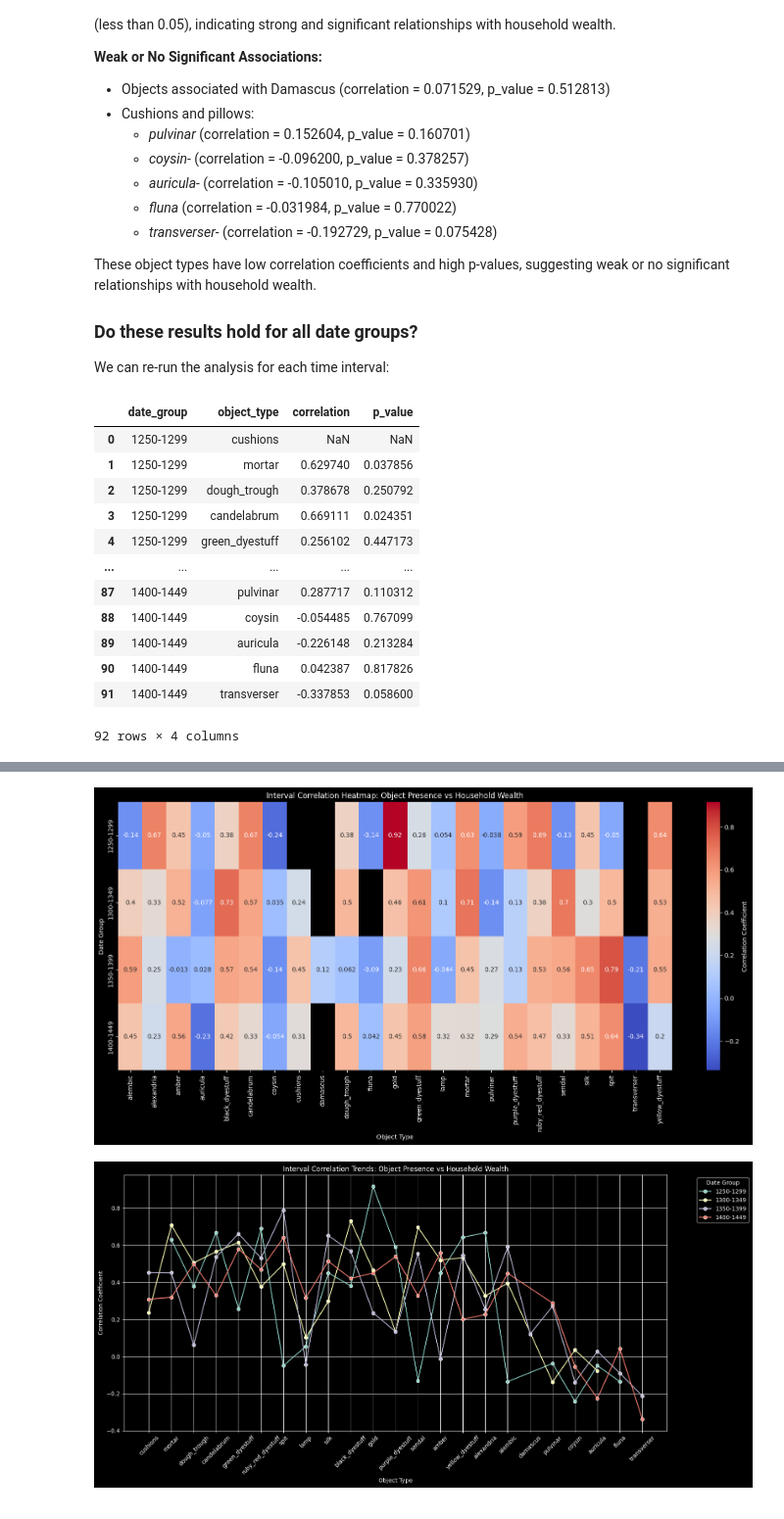
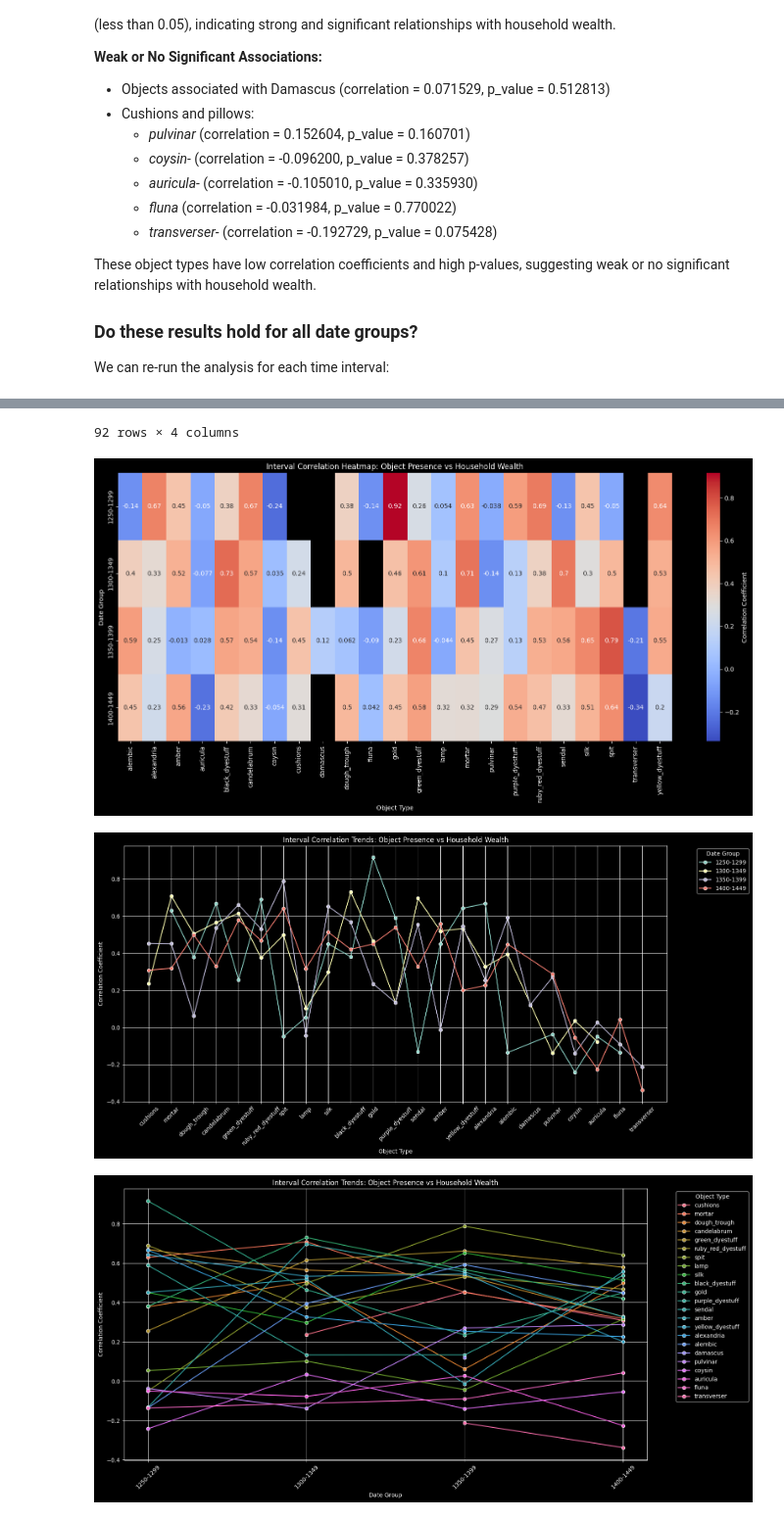
Before and after one commit to gpizzorno/marseille-luxury-objects, a Jupyter notebook: luxury-items.ipynb, the cells around one changed output, grey strips where cells are left out. Shown at 98% size. Saved outputs shown, nothing was run; the diff lists cells and outputs as text; code cells hidden in the pictures.

Commit message:
further analysis

```diff
--- a/luxury-items.ipynb
+++ b/luxury-items.ipynb
@@ -262,40 +305,26 @@ These object types have low correlation coefficients and high p-values, suggesti
 ### Do these results hold for all date groups?
 
 We can re-run the analysis for each time interval:
-# %%
-# Calculate correlation coefficients and p-values for each time interval
-def calculate_interval_correlations(df, object_cols, date_groupings):
-    """Calculate correlation coefficients and p-values for each object type within specified date groupings."""
-    results = []
-    for group, year_range in date_groupings.items():
-        interval_data = df[df['year'].isin(year_range)]
-        for col in object_cols:
-            if not interval_data.empty:
-                corr, p_value = pearsonr(interval_data[col], interval_data['object_phrases'])
-                results.append({'date_group': group, 'object_type': col, 'correlation': corr, 'p_value': p_value})
-    return pd.DataFrame(results)
-
-
-# Perform analysis
-interval_correlation_df = calculate_interval_correlations(df, object_cols, date_groupings)
-
-# Display correlation results
-display(interval_correlation_df)
-# %% [output]
-|  | date_group | object_type | correlation | p_value |
-| 0 | 1250-1299 | cushions | NaN | NaN |
-| 1 | 1250-1299 | mortar | 0.629740 | 0.037856 |
-| 2 | 1250-1299 | dough_trough | 0.378678 | 0.250792 |
-| 3 | 1250-1299 | candelabrum | 0.669111 | 0.024351 |
-| 4 | 1250-1299 | green_dyestuff | 0.256102 | 0.447173 |
-| ... | ... | ... | ... | ... |
-| 87 | 1400-1449 | pulvinar | 0.287717 | 0.110312 |
-| 88 | 1400-1449 | coysin | -0.054485 | 0.767099 |
-| 89 | 1400-1449 | auricula | -0.226148 | 0.213284 |
-| 90 | 1400-1449 | fluna | 0.042387 | 0.817826 |
-| 91 | 1400-1449 | transverser | -0.337853 | 0.058600 |
-92 rows × 4 columns
 # %%
+# Calculate correlation coefficients and p-values for each time interval
+def calculate_interval_correlations(df, object_cols, date_groupings):
+    """Calculate correlation coefficients and p-values for each object type within specified date groupings."""
+    results = []
+    for group, year_range in date_groupings.items():
+        interval_data = df[df['year'].isin(year_range)]
+        for col in object_cols:
+            if not interval_data.empty:
+                corr, p_value = pearsonr(interval_data[col], interval_data['object_phrases'])
+                results.append({'date_group': group, 'object_type': col, 'correlation': corr, 'p_value': p_value})
+    return pd.DataFrame(results)
+
+
+# Perform analysis
+interval_correlation_df = calculate_interval_correlations(df, object_cols, date_groupings)
+
+# Display correlation results
+display(interval_correlation_df)
+
 # Visualize interval correlation results
 plt.figure(figsize=(16, 8))
 sns.heatmap(
@@ -321,4 +350,16 @@ plt.legend(title='Date Group', bbox_to_anchor=(1.05, 1), loc='upper left')
 plt.grid(True)  # noqa: FBT003
 plt.tight_layout()
 plt.show()
+
+# Lineplot for interval correlations
+plt.figure(figsize=(16, 8))
+sns.lineplot(data=interval_correlation_df, x='date_group', y='correlation', hue='object_type', marker='o')
+plt.title('Interval Correlation Trends: Object Presence vs Household Wealth')
+plt.xlabel('Date Group')
+plt.ylabel('Correlation Coefficient')
+plt.xticks(rotation=45)
+plt.legend(title='Object Type', bbox_to_anchor=(1.05, 1), loc='upper left')
+plt.grid(True)  # noqa: FBT003
+plt.tight_layout()
+plt.show()
 # %% [output]
@@ -325,5 +378,7 @@ plt.show()
+92 rows × 4 columns
 [figure]
 [figure]
+[figure, added]
 # %% [markdown]
 ### Interpretation
 
```
Also changed, not shown: parts of 6 cells of this notebook.
